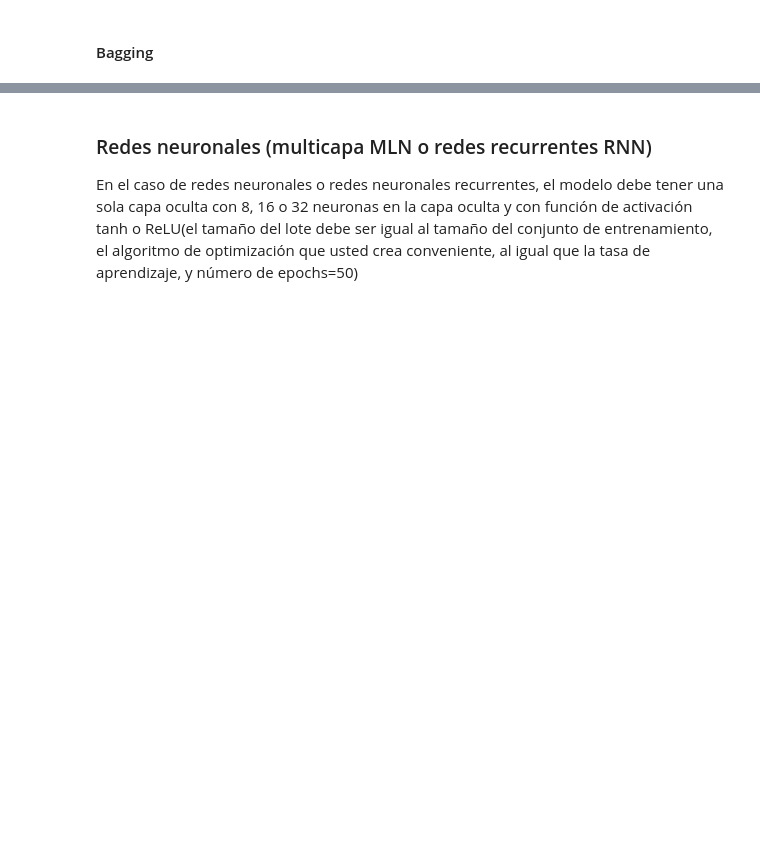
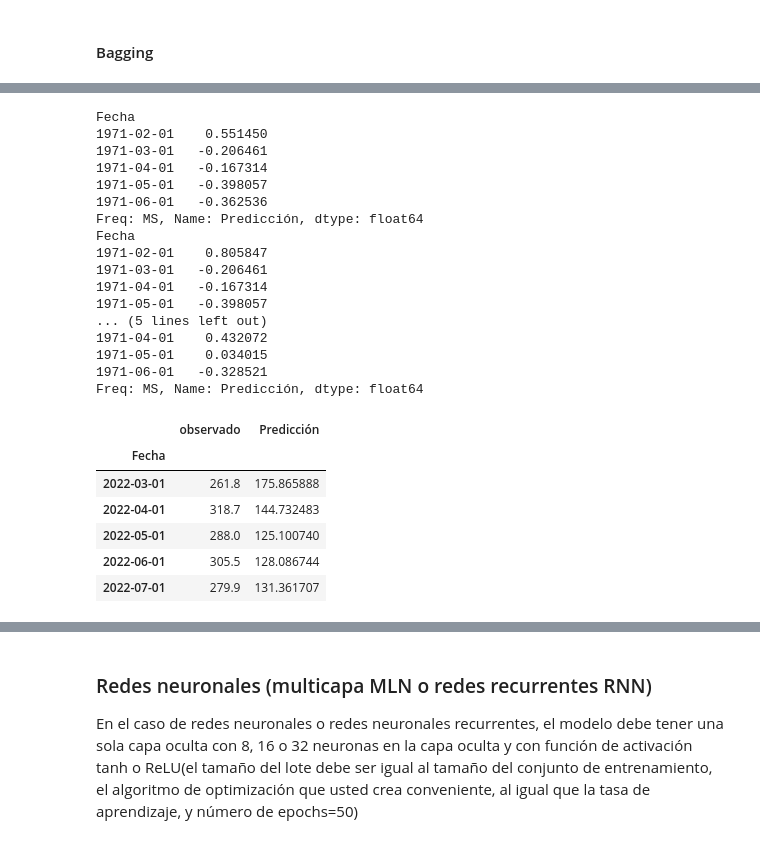
Before and after one commit to jofmorenore/TimeSeries, a Jupyter notebook: proyecto/Parcial2_ST_FM.ipynb, the cells around one changed output, grey strips where cells are left out. Drawn from its saved outputs; the diff is of its cells as text; code cells hidden in the pictures; blank space fills up the shorter version.

```diff
--- a/proyecto/Parcial2_ST_FM.ipynb
+++ b/proyecto/Parcial2_ST_FM.ipynb
@@ -887,0 +833,33 @@ plt.plot(ObsvsPred)
+# %%
+print(ObsvsPred['Predicción'].head())
+ObsvsPred['Predicción'] = np.insert(ObsvsPred['Predicción'].values[1:],0,bcAlimentos[13]) # reemplaza el elemento cero por bcAlimentos[13] (corresponde a 1971-02-01 )
+print(ObsvsPred['Predicción'][0:5])
+ObsvsPred['Predicción'] = np.cumsum(ObsvsPred['Predicción'].values) # función inversa de diff
+print(ObsvsPred['Predicción'].head())
+ObsvsPred['Predicción'] = sp.special.inv_boxcox(ObsvsPred['Predicción'].values, lambdaest) # inversa de Box-Cox
+ObsvsPred.tail()
+# %% [output]
+Fecha
+1971-02-01    0.551450
+1971-03-01   -0.206461
+1971-04-01   -0.167314
+1971-05-01   -0.398057
+1971-06-01   -0.362536
+Freq: MS, Name: Predicción, dtype: float64
+Fecha
+1971-02-01    0.805847
+1971-03-01   -0.206461
+1971-04-01   -0.167314
+1971-05-01   -0.398057
+... (5 lines left out)
+1971-04-01    0.432072
+1971-05-01    0.034015
+1971-06-01   -0.328521
+Freq: MS, Name: Predicción, dtype: float64
+|  | observado | Predicción |
+| Fecha |  |  |
+| 2022-03-01 | 261.8 | 175.865888 |
+| 2022-04-01 | 318.7 | 144.732483 |
+| 2022-05-01 | 288.0 | 125.100740 |
+| 2022-06-01 | 305.5 | 128.086744 |
+| 2022-07-01 | 279.9 | 131.361707 |
```
Also changed, not shown: parts of 35 cells of this notebook.
